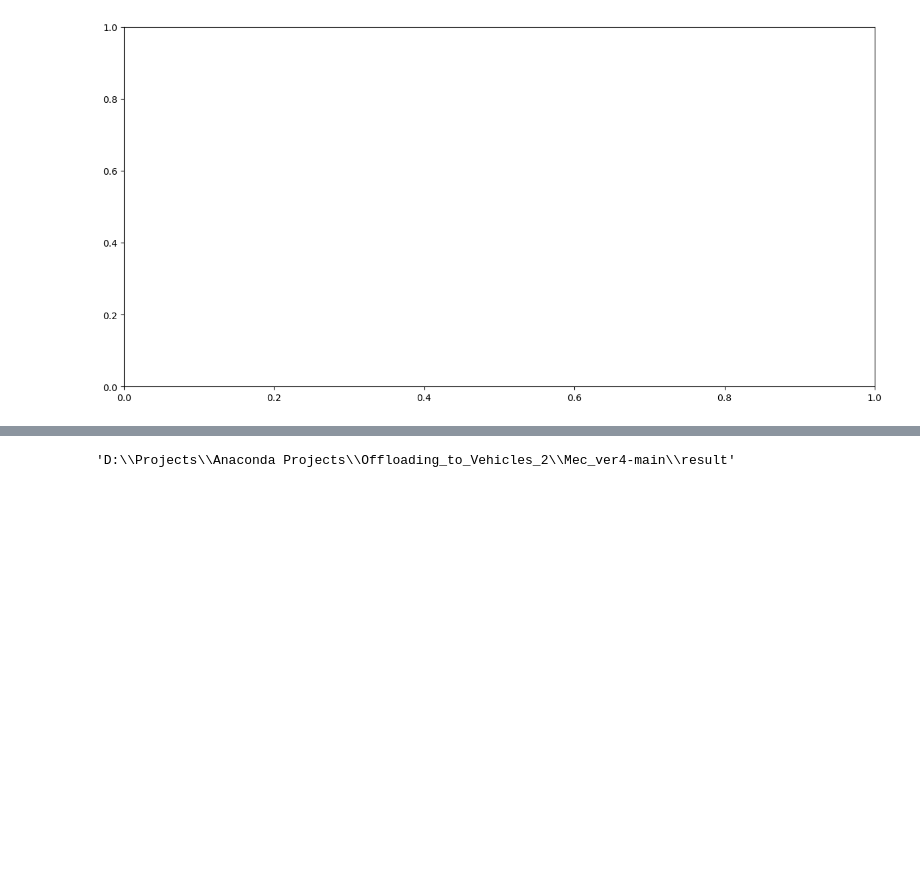
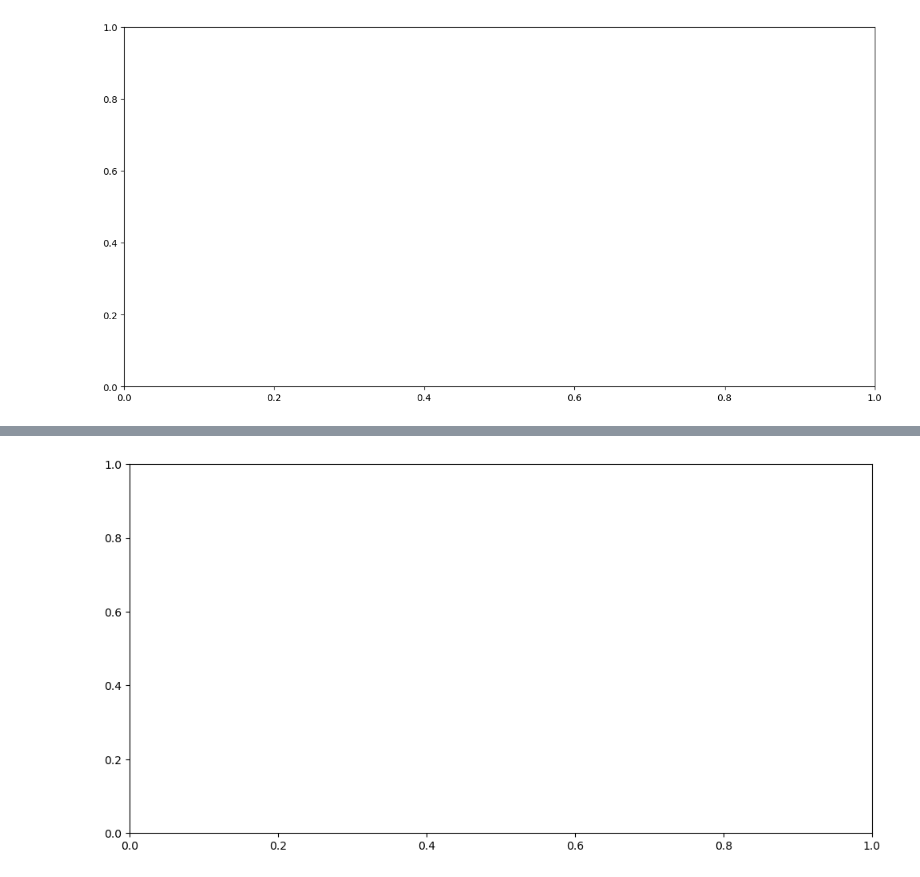
Before and after one commit to Tahuubinh/Offloading_to_Vehicles_2, a Jupyter notebook: Mec_ver4-main/result/Jup_result1.ipynb, the cells around one changed output, grey strips where cells are left out. Drawn from its saved outputs; the diff is of its cells as text; code cells hidden in the pictures; blank space fills up the shorter version.

```diff
--- a/Mec_ver4-main/result/Jup_result1.ipynb
+++ b/Mec_ver4-main/result/Jup_result1.ipynb
@@ -117,4 +88,16 @@ plt.show()
 # %%
-pwd
+import numpy as np
+import matplotlib.pyplot as plt
+plt.style.use('default')
+import pandas as pd
+from scipy.interpolate import make_interp_spline
+
+plt.rcParams['figure.figsize'] = [12, 6]
+plt.rcParams['figure.dpi'] = 100 # 200 e.g. is really fine, but slower
+fig = plt.figure()
+ax = fig.add_subplot(1, 1, 1)
+
+a = 5
+b = 170
 # %% [output]
-'D:\\Projects\\Anaconda Projects\\Offloading_to_Vehicles_2\\Mec_ver4-main\\result'
+[figure, added]
```
Also changed, not shown: parts of 4 cells of this notebook, 3 other files.
